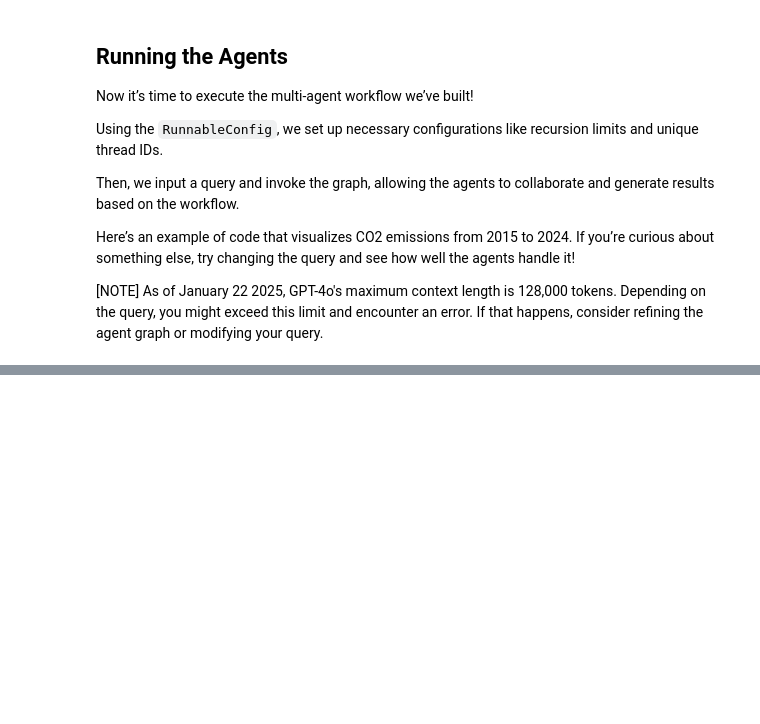
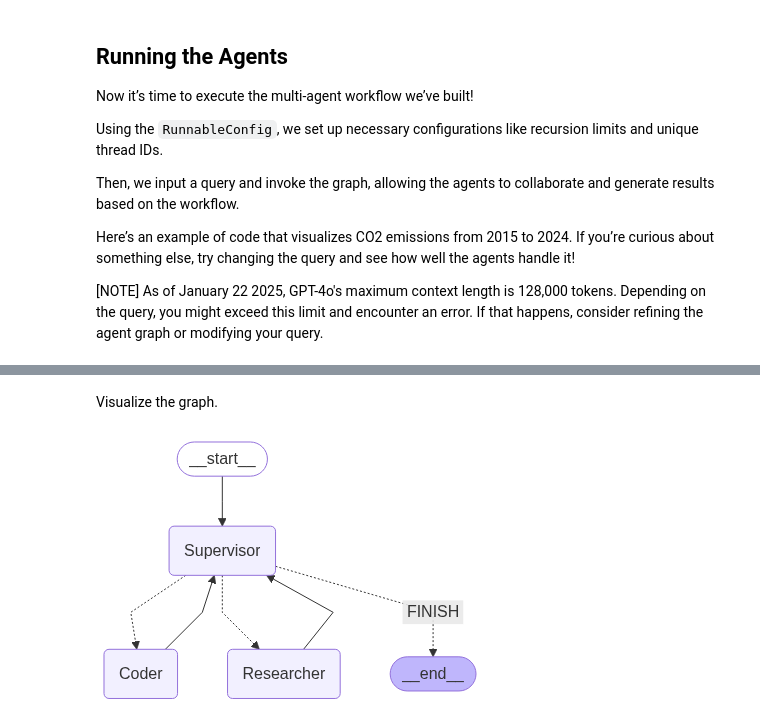
Before and after one commit to Bluedata-Consulting/GAAPB02-training, a Jupyter notebook: Concept_LangGraph_Multi_Agent_Collaboration.ipynb, the cells around one changed output, grey strips where cells are left out. Saved outputs shown, nothing was run; the diff lists cells and outputs as text; code cells hidden in the pictures; blank space fills up the shorter version.

```diff
--- a/Concept_LangGraph_Multi_Agent_Collaboration.ipynb
+++ b/Concept_LangGraph_Multi_Agent_Collaboration.ipynb
@@ -336,0 +386,10 @@ FINAL ANSWER
+# %%
+from langchain_community.tools.tavily_search import TavilySearchResults
+from langchain_experimental.tools import PythonREPLTool
+
+
+# Initialize Tavily search tool that returns up to 5 search results
+tavily_tool = TavilySearchResults(max_results=5)
+
+# Initialize Python REPL tool that runs code locally (may not be safe)
+python_repl_tool = PythonREPLTool()
@@ -336,0 +571,38 @@ FINAL ANSWER
+# %%
+from langgraph.checkpoint.memory import MemorySaver
+from langgraph.graph import END, START, StateGraph
+
+
+# Create graph
+workflow = StateGraph(AgentState)
+
+# Add nodes to the graph
+workflow.add_node("Researcher", research_node)
+workflow.add_node("Coder", coder_node)
+workflow.add_node("Supervisor", supervisor_agent)
+
+# Add edges from member nodes to the Supervisor node
+for member in members:
+    workflow.add_edge(member, "Supervisor")
+
+# Add conditional edges
+conditional_map = {k: k for k in members}
+conditional_map["FINISH"] = END
+
+def get_next(state):
+    return state["next"]
+
+# Add conditional edges from the Supervisor node
+workflow.add_conditional_edges("Supervisor", get_next, conditional_map)
+
+# Add starting point
+workflow.add_edge(START, "Supervisor")
+
+# Compile the graph
+graph = workflow.compile(checkpointer=MemorySaver())
+# %% [markdown]
+Visualize the graph.
+# %%
+graph
+# %% [output]
+[figure, added]
```
Also changed, not shown: parts of 26 cells of this notebook.
